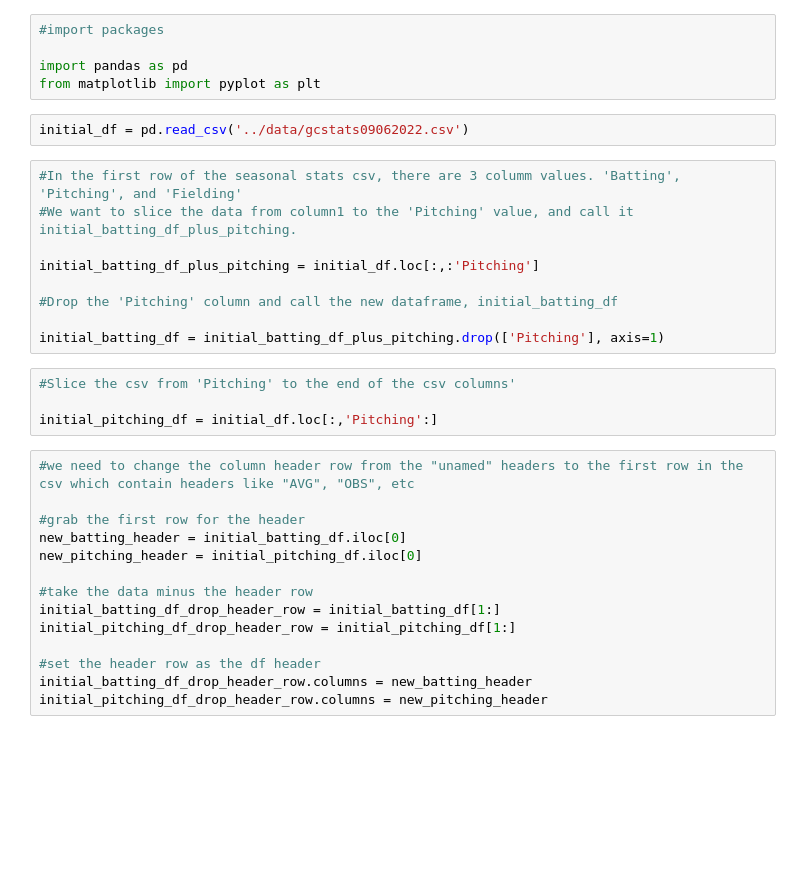
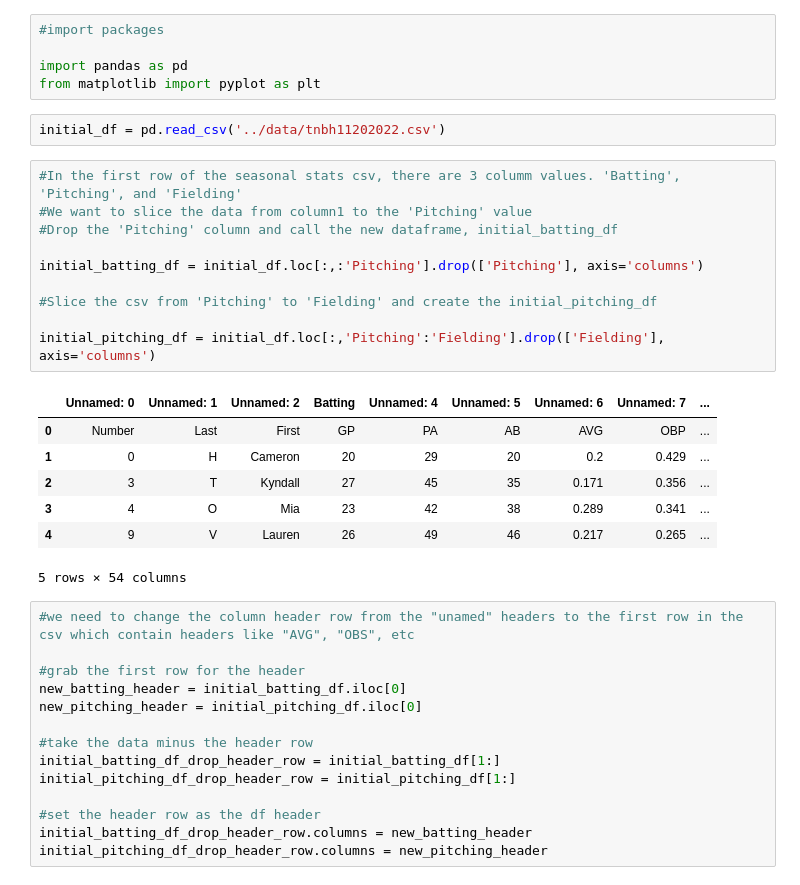
Before and after one commit to highsmithjd/softball, a Jupyter notebook: notebooks/gamechanger.ipynb, the cells around one changed output. Cells and saved outputs as stored; diff of their text form; blank space fills up the shorter version.

Commit message:
splitting dataframes

```diff
--- a/notebooks/gamechanger.ipynb
+++ b/notebooks/gamechanger.ipynb
@@ -6,20 +6,25 @@
 import pandas as pd
 from matplotlib import pyplot as plt
 # %%
-initial_df = pd.read_csv('../data/gcstats09062022.csv')
+initial_df = pd.read_csv('../data/tnbh11202022.csv')
 # %%
 #In the first row of the seasonal stats csv, there are 3 columm values. 'Batting', 'Pitching', and 'Fielding'
-#We want to slice the data from column1 to the 'Pitching' value, and call it initial_batting_df_plus_pitching.
-
-initial_batting_df_plus_pitching = initial_df.loc[:,:'Pitching']
-
+#We want to slice the data from column1 to the 'Pitching' value
 #Drop the 'Pitching' column and call the new dataframe, initial_batting_df
 
-initial_batting_df = initial_batting_df_plus_pitching.drop(['Pitching'], axis=1)
+initial_batting_df = initial_df.loc[:,:'Pitching'].drop(['Pitching'], axis='columns')
+
+#Slice the csv from 'Pitching' to 'Fielding' and create the initial_pitching_df
+
+initial_pitching_df = initial_df.loc[:,'Pitching':'Fielding'].drop(['Fielding'], axis='columns')
+# %% [output]
+|  | Unnamed: 0 | Unnamed: 1 | Unnamed: 2 | Batting | Unnamed: 4 | Unnamed: 5 | Unnamed: 6 | Unnamed: 7 | ... |
+| 0 | Number | Last | First | GP | PA | AB | AVG | OBP | ... |
+| 1 | 0 | H | Cameron | 20 | 29 | 20 | 0.2 | 0.429 | ... |
+| 2 | 3 | T | Kyndall | 27 | 45 | 35 | 0.171 | 0.356 | ... |
+| 3 | 4 | O | Mia | 23 | 42 | 38 | 0.289 | 0.341 | ... |
+| 4 | 9 | V | Lauren | 26 | 49 | 46 | 0.217 | 0.265 | ... |
+5 rows × 54 columns
-# %%
-#Slice the csv from 'Pitching' to the end of the csv columns'
-
-initial_pitching_df = initial_df.loc[:,'Pitching':]
 # %%
 #we need to change the column header row from the "unamed" headers to the first row in the csv which contain headers like "AVG", "OBS", etc
 
```
Also changed, not shown: parts of 3 cells of this notebook, 1 other file.
